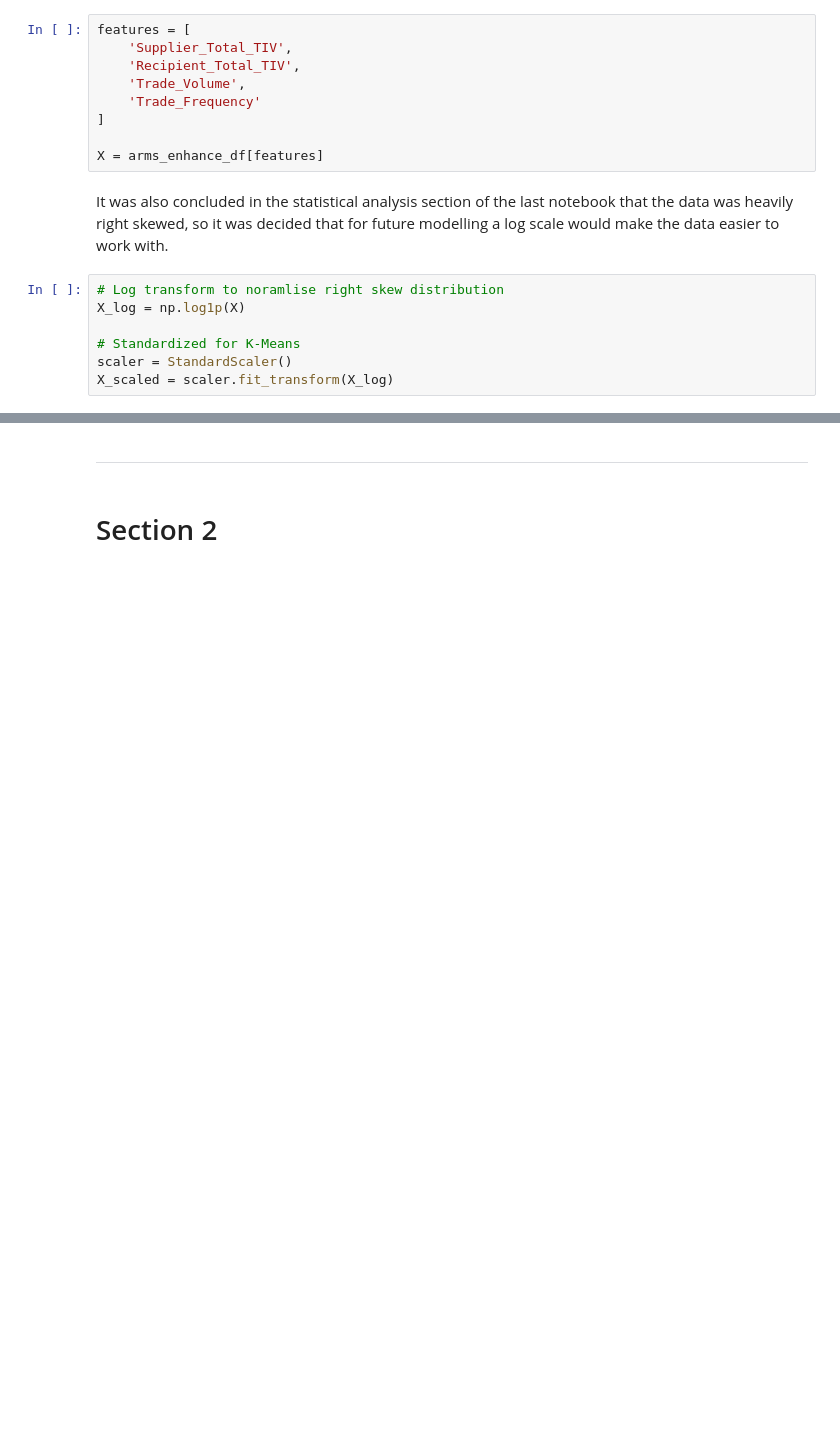
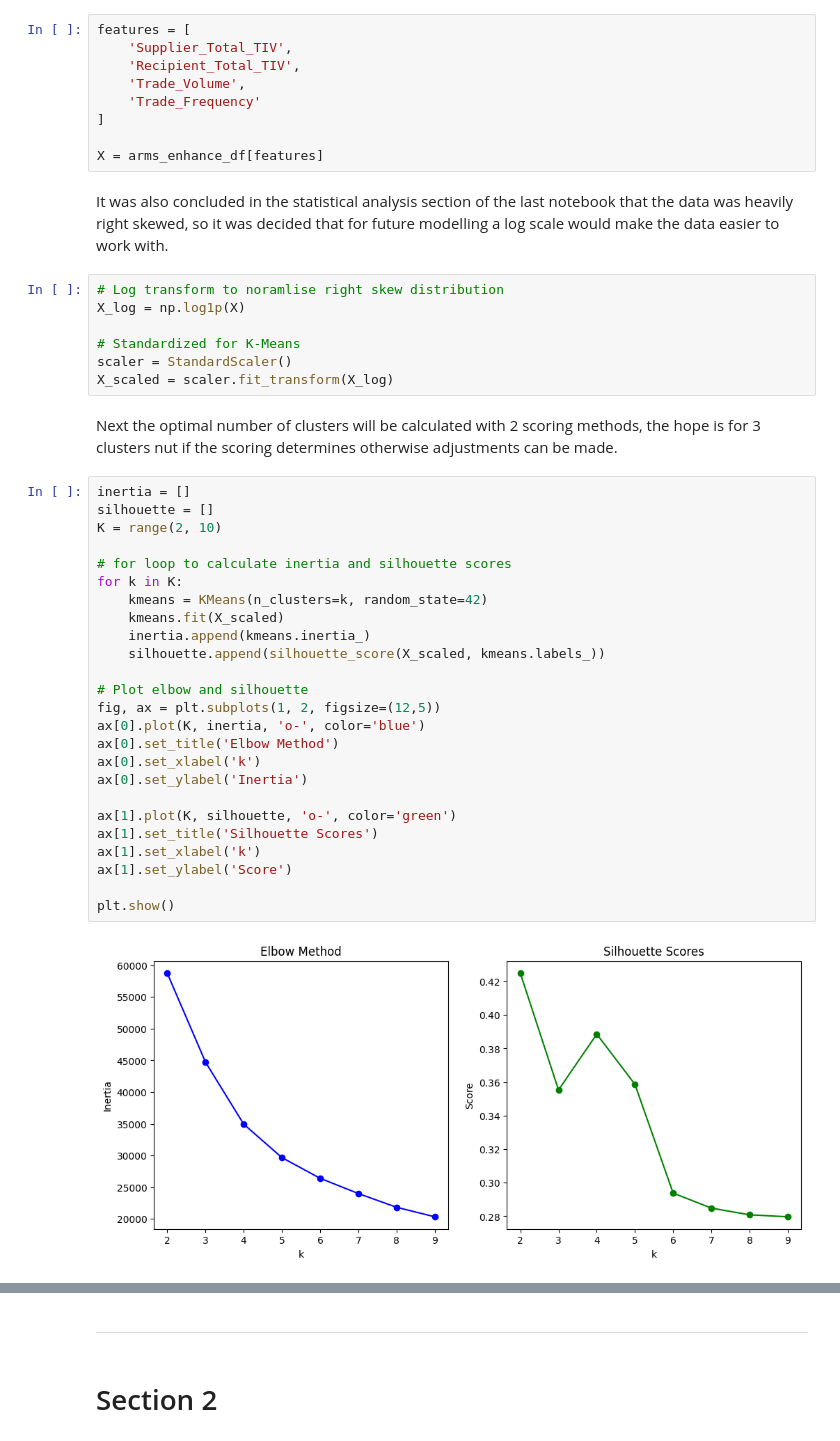
Before and after one commit to J-Bicheno/Arms-Import-Export-Analysis, a Jupyter notebook: jupyter_notebooks/ML_Pipeline.ipynb, the cells around one changed output, grey strips where cells are left out. Cells and saved outputs as stored; diff of their text form; blank space fills up the shorter version.

Commit message:
Elbow and Silhouette tests conducted, concluded 4 is optimal number of clusters

```diff
--- a/jupyter_notebooks/ML_Pipeline.ipynb
+++ b/jupyter_notebooks/ML_Pipeline.ipynb
@@ -93,3 +93,32 @@ X_log = np.log1p(X)
 # Standardized for K-Means
 scaler = StandardScaler()
 X_scaled = scaler.fit_transform(X_log)
+# %% [markdown]
+Next the optimal number of clusters will be calculated with 2 scoring methods, the hope is for 3 clusters nut if the scoring determines otherwise adjustments can be made.
+# %%
+inertia = []
+silhouette = []
+K = range(2, 10)
+
+# for loop to calculate inertia and silhouette scores
+for k in K:
+    kmeans = KMeans(n_clusters=k, random_state=42)
+    kmeans.fit(X_scaled)
+    inertia.append(kmeans.inertia_)
+    silhouette.append(silhouette_score(X_scaled, kmeans.labels_))
+
+# Plot elbow and silhouette
+fig, ax = plt.subplots(1, 2, figsize=(12,5))
+ax[0].plot(K, inertia, 'o-', color='blue')
+ax[0].set_title('Elbow Method')
+ax[0].set_xlabel('k')
+ax[0].set_ylabel('Inertia')
+
+ax[1].plot(K, silhouette, 'o-', color='green')
+ax[1].set_title('Silhouette Scores')
+ax[1].set_xlabel('k')
+ax[1].set_ylabel('Score')
+
+plt.show()
+# %% [output]
+[figure, added]
```
Also changed, not shown: parts of 1 cell of this notebook.
